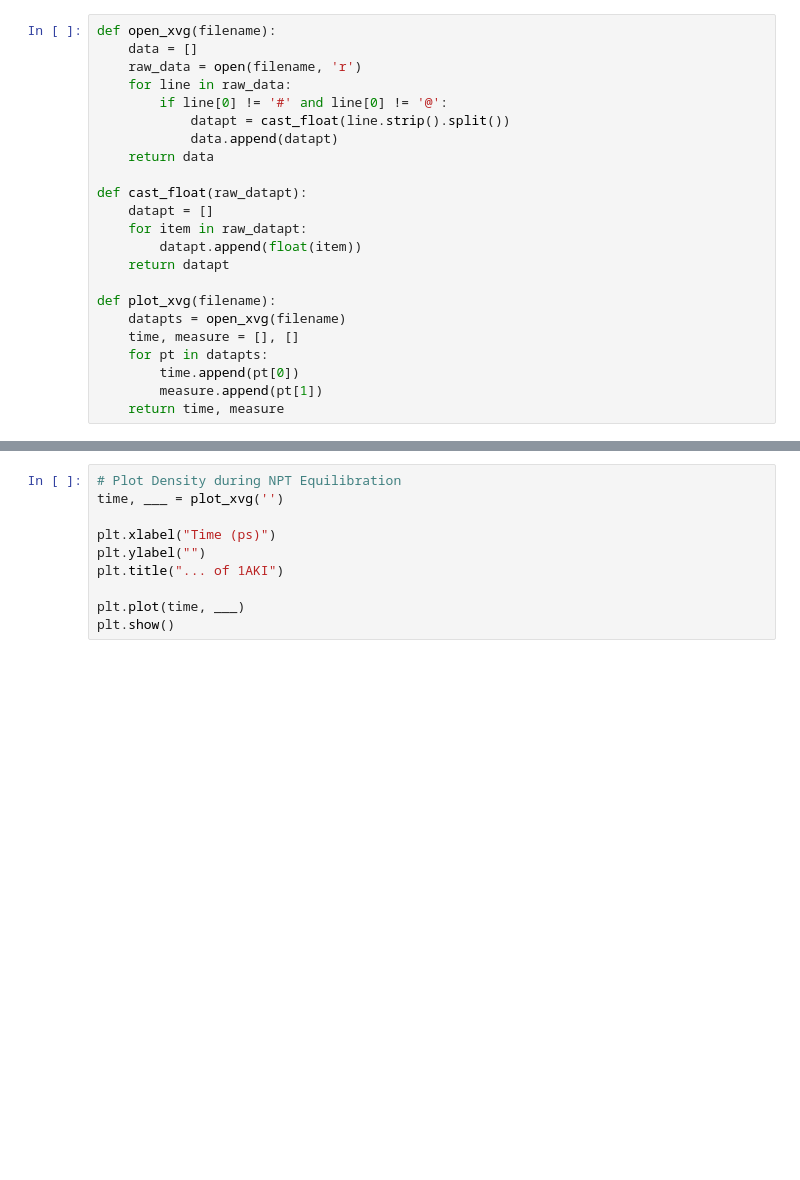
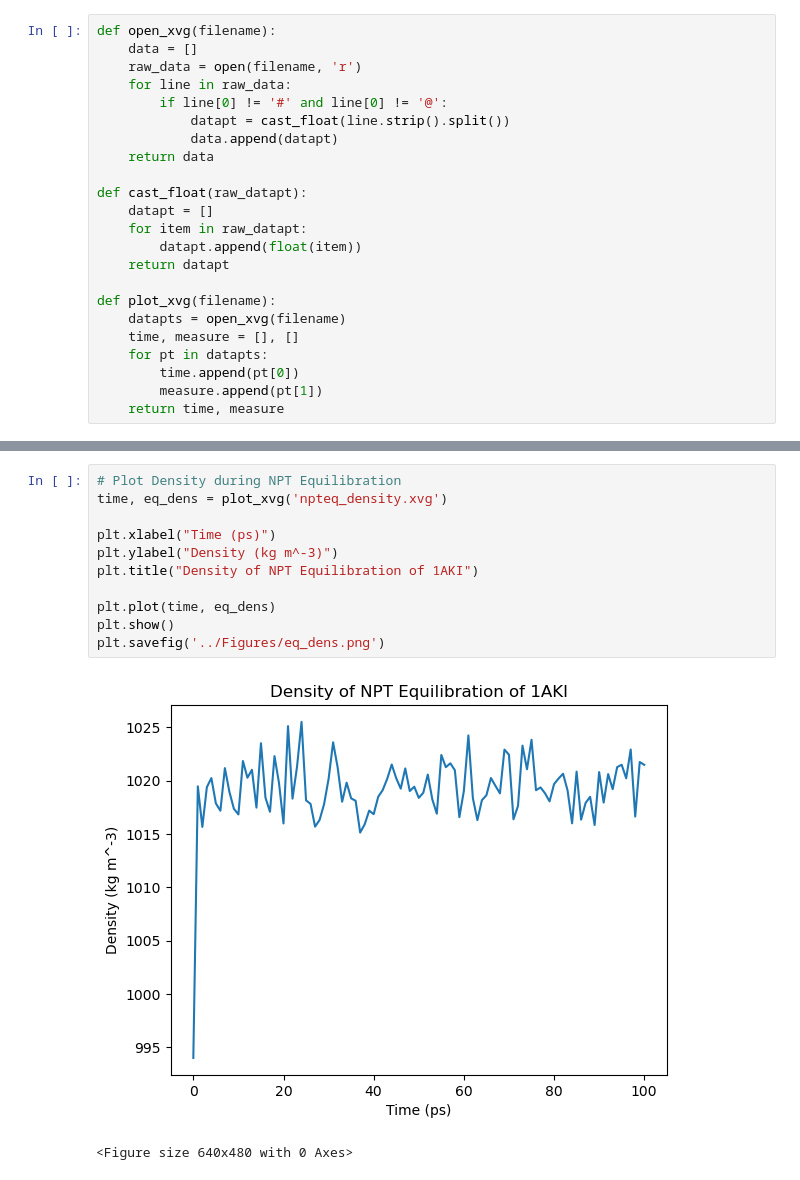
Before and after one commit to tvp3189/comp-lab-class-2023, a Jupyter notebook: Week3/Analysis/gromacs_plots.ipynb, the cells around one changed output, grey strips where cells are left out. Drawn from its saved outputs; the diff is of its cells as text; blank space fills up the shorter version.

```diff
--- a/Week3/Analysis/gromacs_plots.ipynb
+++ b/Week3/Analysis/gromacs_plots.ipynb
@@ -69,13 +69,17 @@ plt.show()
 # %%
 # Plot Density during NPT Equilibration
-time, ___ = plot_xvg('')
+time, eq_dens = plot_xvg('npteq_density.xvg')
 
 plt.xlabel("Time (ps)")
-plt.ylabel("")
-plt.title("... of 1AKI")
+plt.ylabel("Density (kg m^-3)")
+plt.title("Density of NPT Equilibration of 1AKI")
 
-plt.plot(time, ___)
+plt.plot(time, eq_dens)
 plt.show()
+plt.savefig('../Figures/eq_dens.png')
+# %% [output]
+[figure, added]
+<Figure size 640x480 with 0 Axes>
 # %%
 # Plot RMSD during Production
 # Compare to initial struc and crystal struc
```
Also changed, not shown: parts of 7 cells of this notebook, 8 other files.
